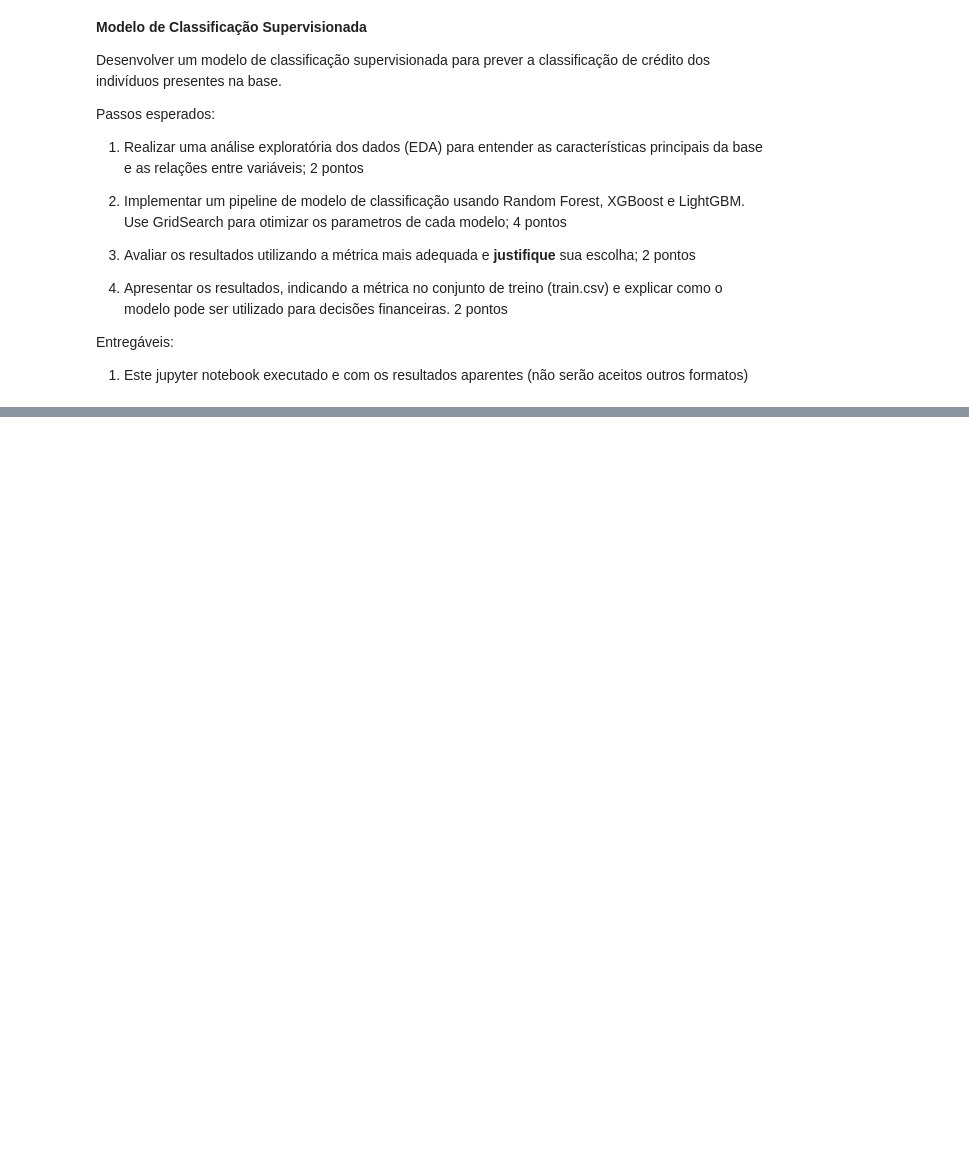
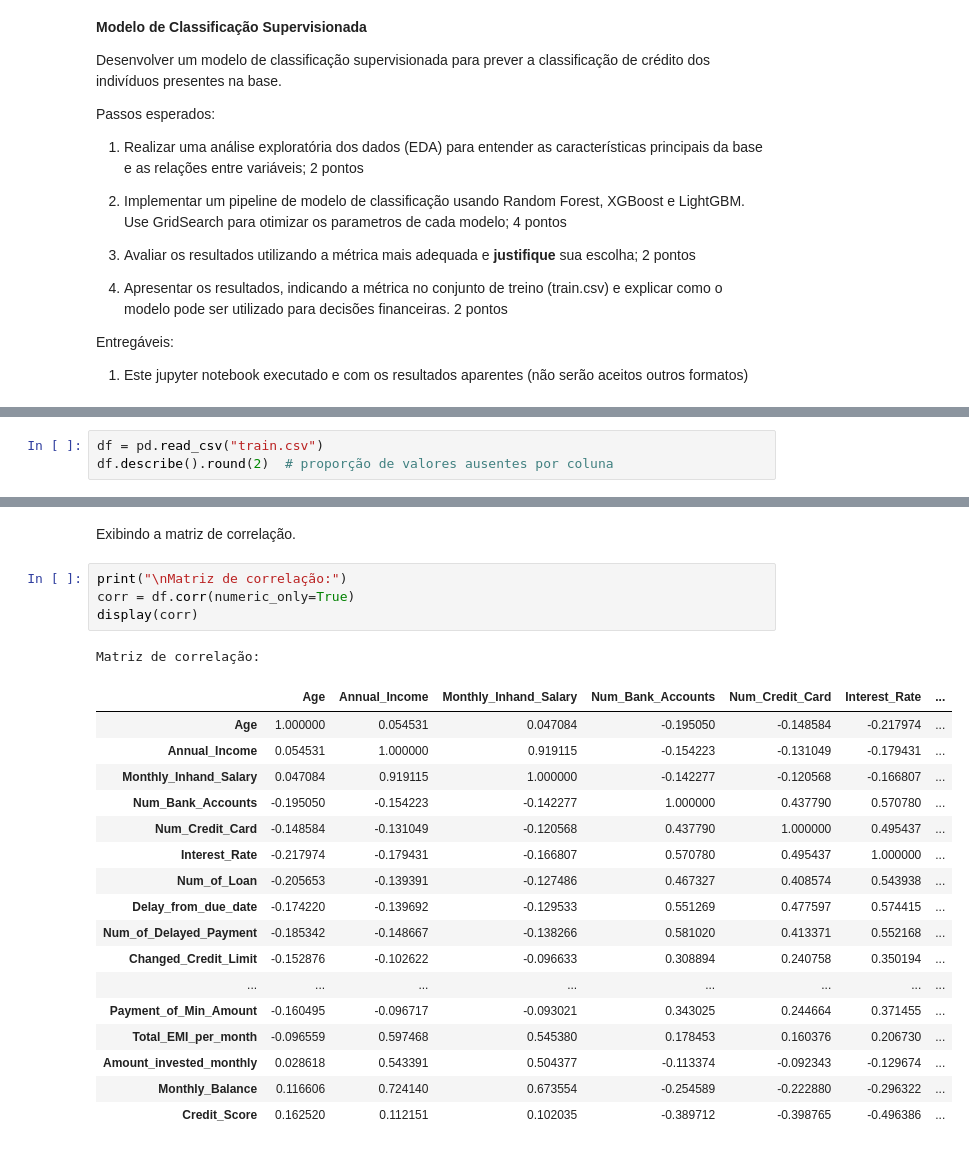
Before and after one commit to eroiborges/projetointegrado, a Jupyter notebook: Trabalho Final ML.ipynb, the cells around one changed output, grey strips where cells are left out. Drawn from its saved outputs; the diff is of its cells as text; blank space fills up the shorter version.

```diff
--- a/Trabalho Final ML.ipynb
+++ b/Trabalho Final ML.ipynb
@@ -33,0 +66,3 @@ Entregáveis:
+# %%
+df = pd.read_csv("train.csv")
+df.describe().round(2)  # proporção de valores ausentes por coluna
@@ -33,0 +235,25 @@ Entregáveis:
+# %% [markdown]
+Exibindo a matriz de correlação.
+# %%
+print("\nMatriz de correlação:")
+corr = df.corr(numeric_only=True)
+display(corr)
+# %% [output]
+Matriz de correlação:
+|  | Age | Annual_Income | Monthly_Inhand_Salary | Num_Bank_Accounts | Num_Credit_Card | Interest_Rate | ... |
+| Age | 1.000000 | 0.054531 | 0.047084 | -0.195050 | -0.148584 | -0.217974 | ... |
+| Annual_Income | 0.054531 | 1.000000 | 0.919115 | -0.154223 | -0.131049 | -0.179431 | ... |
+| Monthly_Inhand_Salary | 0.047084 | 0.919115 | 1.000000 | -0.142277 | -0.120568 | -0.166807 | ... |
+| Num_Bank_Accounts | -0.195050 | -0.154223 | -0.142277 | 1.000000 | 0.437790 | 0.570780 | ... |
+| Num_Credit_Card | -0.148584 | -0.131049 | -0.120568 | 0.437790 | 1.000000 | 0.495437 | ... |
+| Interest_Rate | -0.217974 | -0.179431 | -0.166807 | 0.570780 | 0.495437 | 1.000000 | ... |
+| Num_of_Loan | -0.205653 | -0.139391 | -0.127486 | 0.467327 | 0.408574 | 0.543938 | ... |
+| Delay_from_due_date | -0.174220 | -0.139692 | -0.129533 | 0.551269 | 0.477597 | 0.574415 | ... |
+| Num_of_Delayed_Payment | -0.185342 | -0.148667 | -0.138266 | 0.581020 | 0.413371 | 0.552168 | ... |
+| Changed_Credit_Limit | -0.152876 | -0.102622 | -0.096633 | 0.308894 | 0.240758 | 0.350194 | ... |
+| ... | ... | ... | ... | ... | ... | ... | ... |
+| Payment_of_Min_Amount | -0.160495 | -0.096717 | -0.093021 | 0.343025 | 0.244664 | 0.371455 | ... |
+| Total_EMI_per_month | -0.096559 | 0.597468 | 0.545380 | 0.178453 | 0.160376 | 0.206730 | ... |
+| Amount_invested_monthly | 0.028618 | 0.543391 | 0.504377 | -0.113374 | -0.092343 | -0.129674 | ... |
+| Monthly_Balance | 0.116606 | 0.724140 | 0.673554 | -0.254589 | -0.222880 | -0.296322 | ... |
+| Credit_Score | 0.162520 | 0.112151 | 0.102035 | -0.389712 | -0.398765 | -0.496386 | ... |
```
Also changed, not shown: parts of 25 cells of this notebook.
